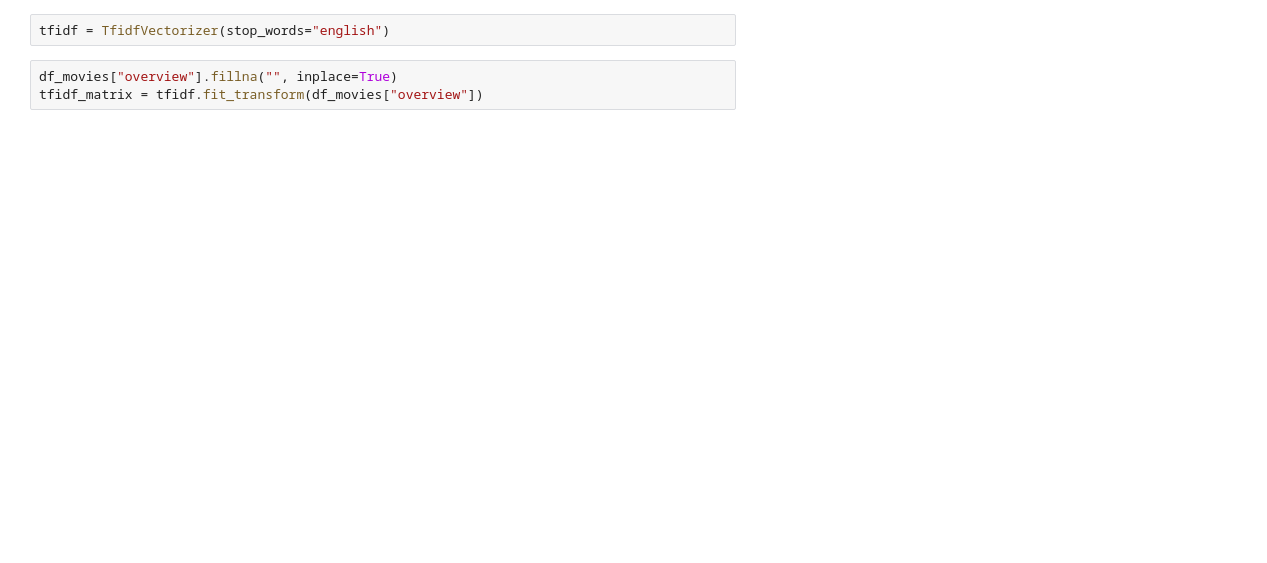
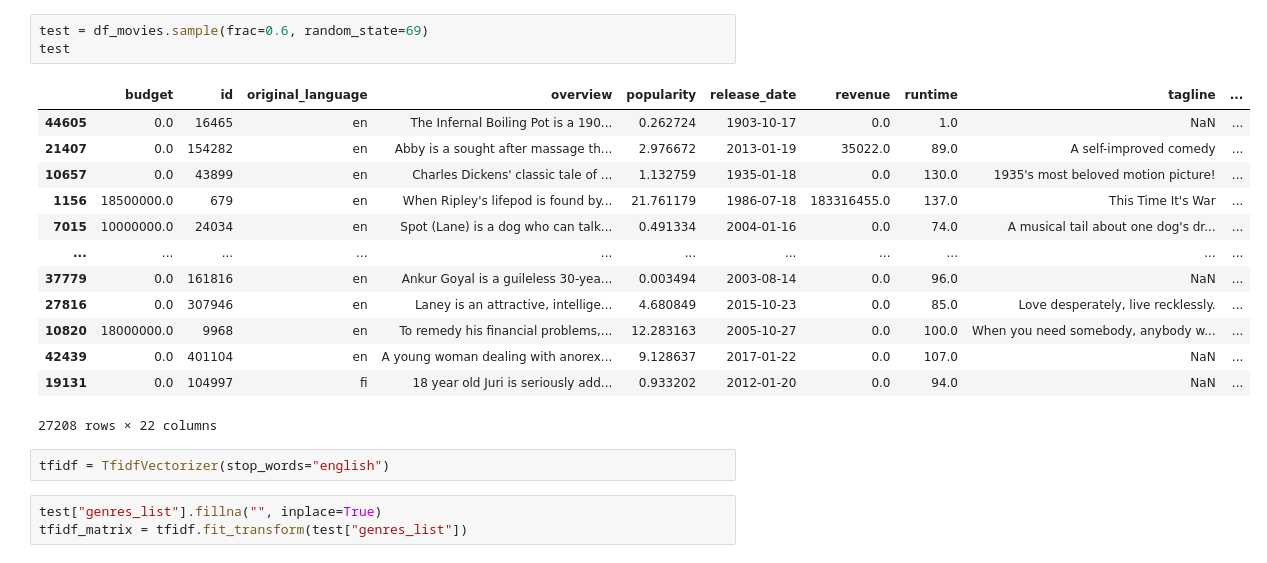
Before and after one commit to cristhianc001/Movie-Recommendation-System, a Jupyter notebook: notebooks/4. Recommendation Model.ipynb, the cells around one changed output. Saved outputs shown, nothing was run; the diff lists cells and outputs as text; blank space fills up the shorter version.

```diff
--- a/notebooks/4. Recommendation Model.ipynb
+++ b/notebooks/4. Recommendation Model.ipynb
@@ -16,7 +16,24 @@ df_movies.head()
+# %%
+test = df_movies.sample(frac=0.6, random_state=69)
+test
+# %% [output]
+|  | budget | id | original_language | overview | popularity | release_date | revenue | runtime | tagline | ... |
+| 44605 | 0.0 | 16465 | en | The Infernal Boiling Pot is a 190... | 0.262724 | 1903-10-17 | 0.0 | 1.0 | NaN | ... |
+| 21407 | 0.0 | 154282 | en | Abby is a sought after massage th... | 2.976672 | 2013-01-19 | 35022.0 | 89.0 | A self-improved comedy | ... |
+| 10657 | 0.0 | 43899 | en | Charles Dickens' classic tale of ... | 1.132759 | 1935-01-18 | 0.0 | 130.0 | 1935's most beloved motion picture! | ... |
+| 1156 | 18500000.0 | 679 | en | When Ripley's lifepod is found by... | 21.761179 | 1986-07-18 | 183316455.0 | 137.0 | This Time It's War | ... |
+| 7015 | 10000000.0 | 24034 | en | Spot (Lane) is a dog who can talk... | 0.491334 | 2004-01-16 | 0.0 | 74.0 | A musical tail about one dog's dr... | ... |
+| ... | ... | ... | ... | ... | ... | ... | ... | ... | ... | ... |
+| 37779 | 0.0 | 161816 | en | Ankur Goyal is a guileless 30-yea... | 0.003494 | 2003-08-14 | 0.0 | 96.0 | NaN | ... |
+| 27816 | 0.0 | 307946 | en | Laney is an attractive, intellige... | 4.680849 | 2015-10-23 | 0.0 | 85.0 | Love desperately, live recklessly. | ... |
+| 10820 | 18000000.0 | 9968 | en | To remedy his financial problems,... | 12.283163 | 2005-10-27 | 0.0 | 100.0 | When you need somebody, anybody w... | ... |
+| 42439 | 0.0 | 401104 | en | A young woman dealing with anorex... | 9.128637 | 2017-01-22 | 0.0 | 107.0 | NaN | ... |
+| 19131 | 0.0 | 104997 | fi | 18 year old Juri is seriously add... | 0.933202 | 2012-01-20 | 0.0 | 94.0 | NaN | ... |
+27208 rows × 22 columns
 # %%
 tfidf = TfidfVectorizer(stop_words="english")
 # %%
-df_movies["overview"].fillna("", inplace=True)
-tfidf_matrix = tfidf.fit_transform(df_movies["overview"])
+test["genres_list"].fillna("", inplace=True)
+tfidf_matrix = tfidf.fit_transform(test["genres_list"])
 # %%
 cosine_sin = linear_kernel(tfidf_matrix, tfidf_matrix)
```
Also changed, not shown: parts of 8 cells of this notebook, 5 other files.
